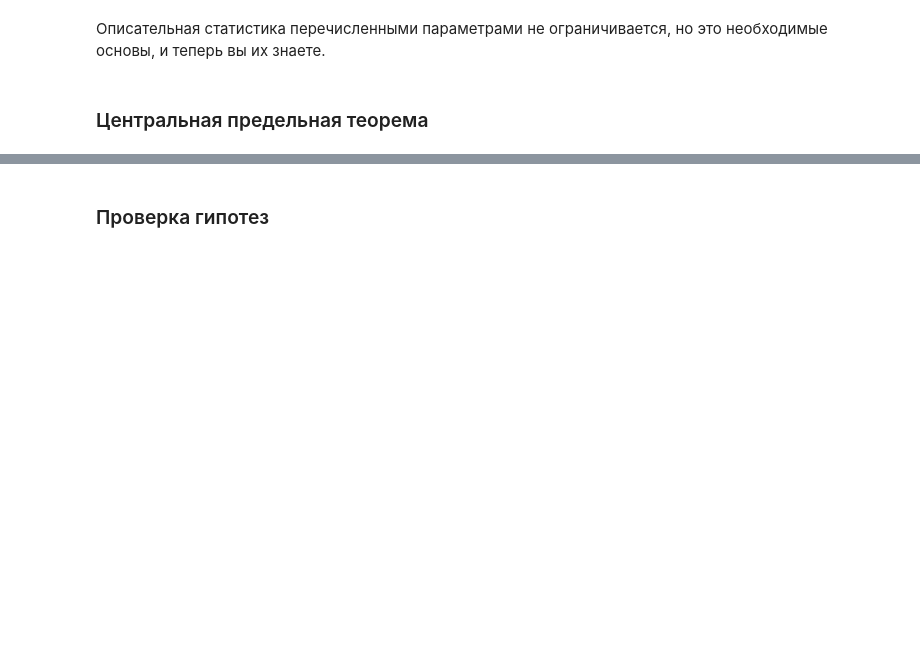
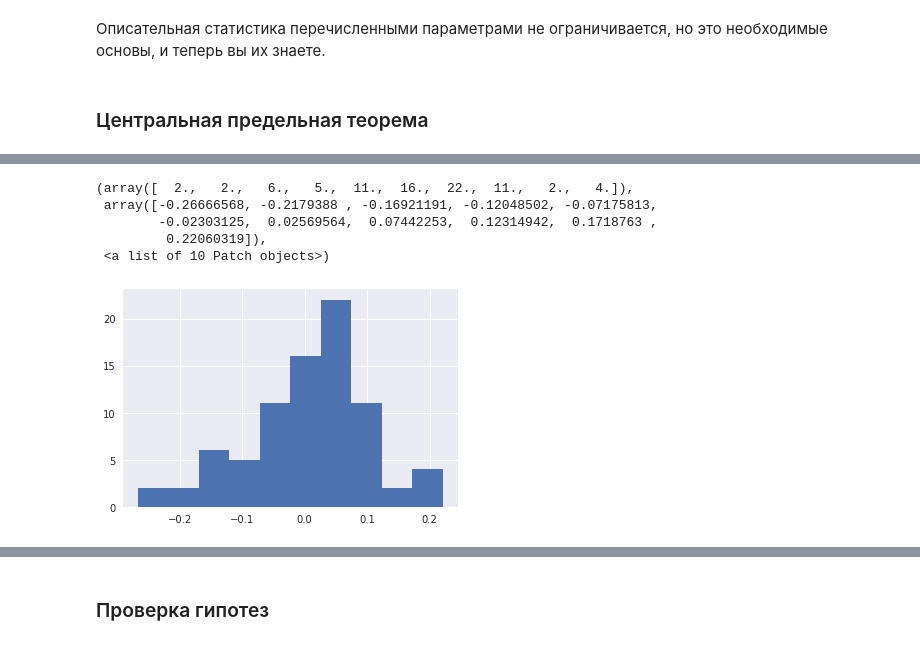
Before and after one commit to mishaberegov/statistics, a Jupyter notebook: Статистика_для_нубов.ipynb, the cells around one changed output, grey strips where cells are left out. Saved outputs shown, nothing was run; the diff lists cells and outputs as text; code cells hidden in the pictures; blank space fills up the shorter version.

```diff
--- a/Статистика_для_нубов.ipynb
+++ b/Статистика_для_нубов.ipynb
@@ -479,0 +482,9 @@ plt.show()
+# %%
+plt.hist(mean_list)
+# %% [output]
+(array([  2.,   2.,   6.,   5.,  11.,  16.,  22.,  11.,   2.,   4.]),
+ array([-0.26666568, -0.2179388 , -0.16921191, -0.12048502, -0.07175813,
+        -0.02303125,  0.02569564,  0.07442253,  0.12314942,  0.1718763 ,
+         0.22060319]),
+ <a list of 10 Patch objects>)
+[figure, added]
```
Also changed, not shown: parts of 22 cells of this notebook.
